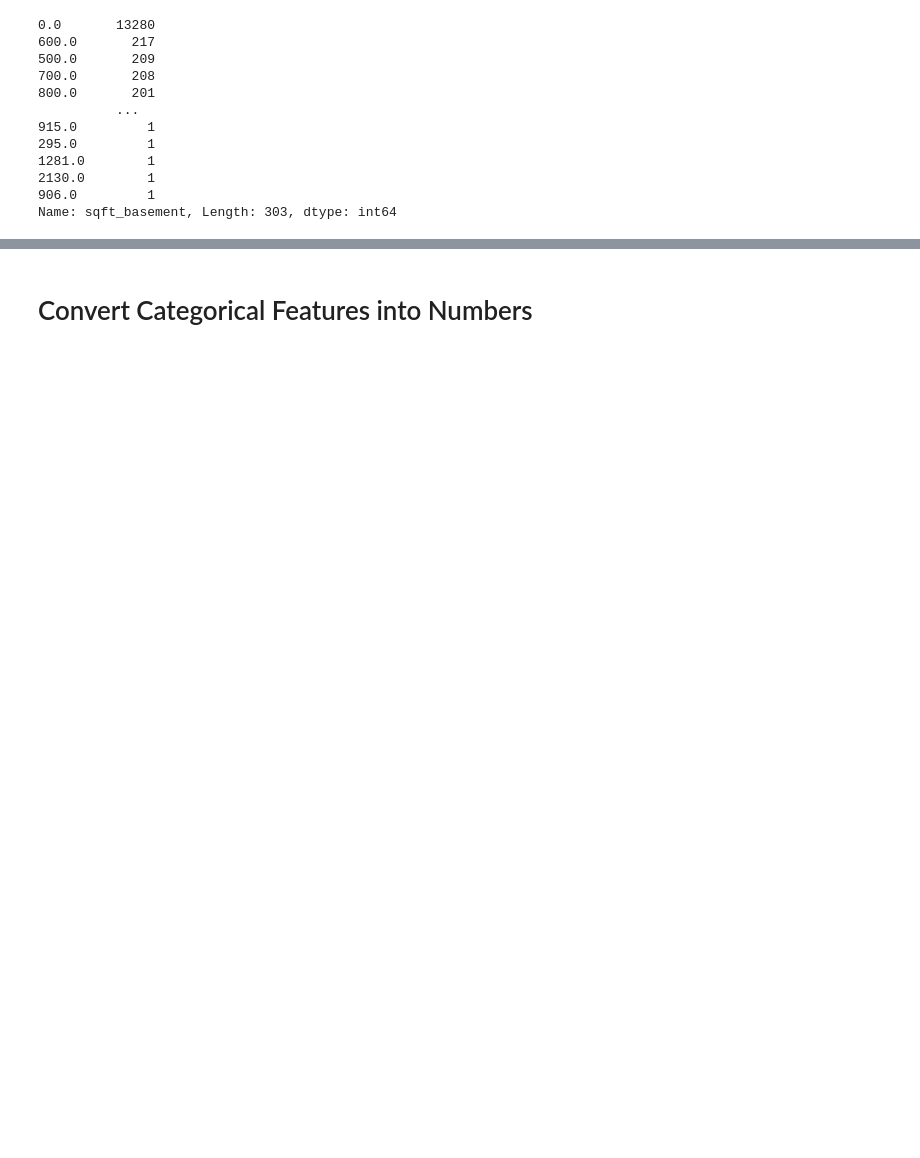
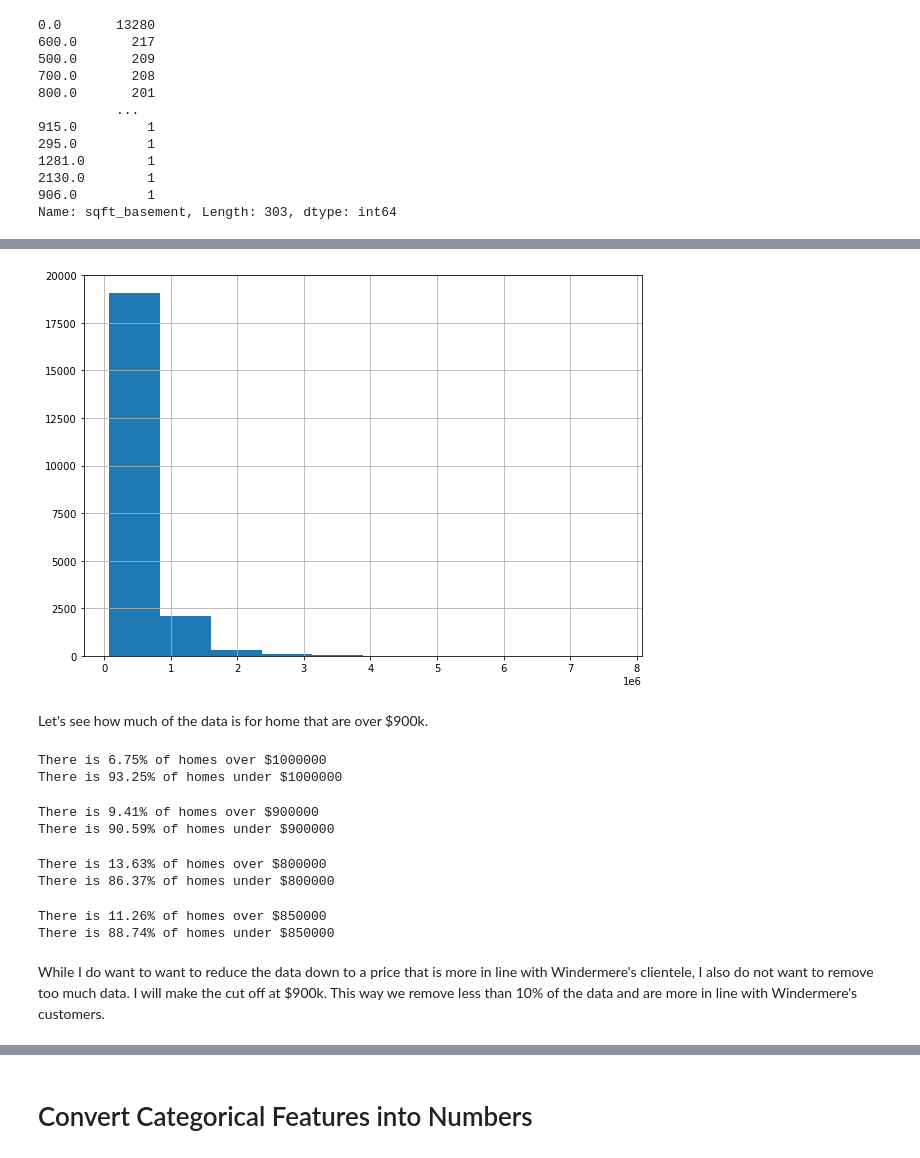
Before and after one commit to rustyb08/phase_2_project, a Jupyter notebook: King County House Sales.ipynb, the cells around one changed output, grey strips where cells are left out. Cells and saved outputs as stored; diff of their text form; code cells hidden in the pictures; blank space fills up the shorter version.

```diff
--- a/King County House Sales.ipynb
+++ b/King County House Sales.ipynb
@@ -879,0 +453,6 @@ m.set(xlabel = "Years since reno or built", ylabel = 'Price ($1 mil)');
+# %%
+kc['price'].hist(figsize=(10,7));
+# %% [output]
+[figure, added]
+# %% [markdown]
+Let's see how much of the data is for home that are over $900k.
@@ -879,0 +469,22 @@ m.set(xlabel = "Years since reno or built", ylabel = 'Price ($1 mil)');
+# %%
+price_compare(1000000)
+# %% [output]
+There is 6.75% of homes over $1000000
+There is 93.25% of homes under $1000000
+# %%
+price_compare(900000)
+# %% [output]
+There is 9.41% of homes over $900000
+There is 90.59% of homes under $900000
+# %%
+price_compare(800000)
+# %% [output]
+There is 13.63% of homes over $800000
+There is 86.37% of homes under $800000
+# %%
+price_compare(850000)
+# %% [output]
+There is 11.26% of homes over $850000
+There is 88.74% of homes under $850000
+# %% [markdown]
+While I do want to want to reduce the data down to a price that is more in line with Windermere's clientele, I also do not want to remove too much data.  I will make the cut off at $900k.  This way we remove less than 10% of the data and are more in line with Windermere's customers.
```
Also changed, not shown: parts of 201 cells of this notebook, 1 other file.
